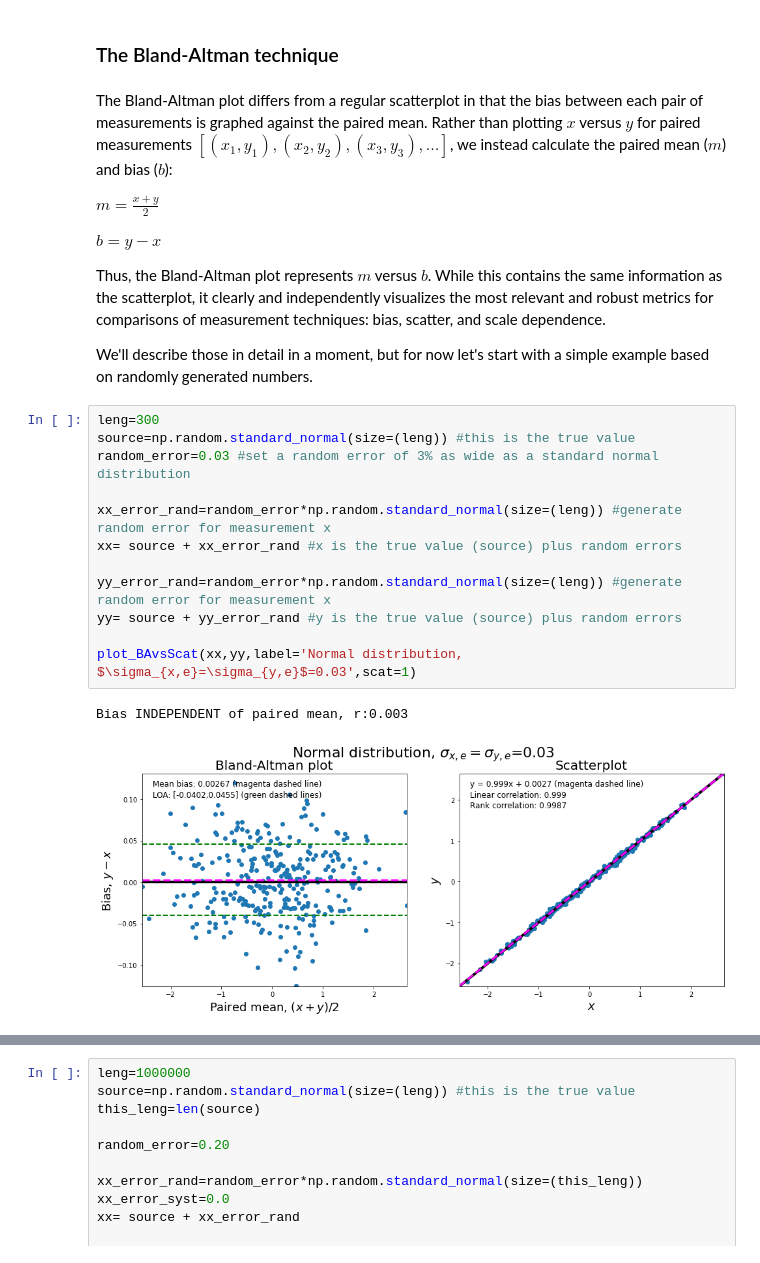
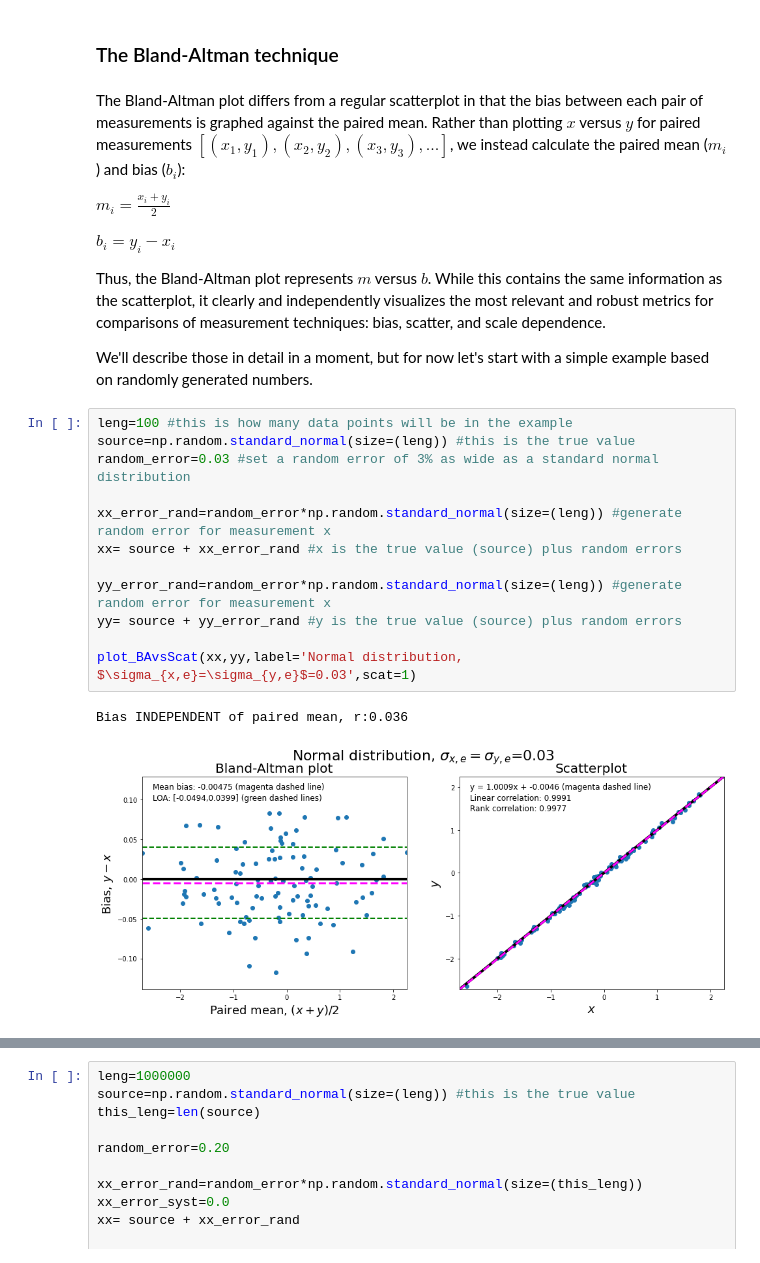
Before and after one commit to knobelsp/BlandAltman, a Jupyter notebook: BlandAltman.ipynb, the cells around one changed output, grey strips where cells are left out. Drawn from its saved outputs; the diff is of its cells as text.

```diff
--- a/BlandAltman.ipynb
+++ b/BlandAltman.ipynb
@@ -188,28 +188,28 @@ def plot_BAvsScat(x_input,y_input,label='',saveplot=0, scat=0, binscale=1.0):
 # %% [markdown]
 ### The Bland-Altman technique
 # %% [markdown]
-The Bland-Altman plot differs from a regular scatterplot in that the bias between each pair of measurements is graphed against the paired mean. Rather than plotting $x$ versus $y$ for paired measurements $[(x_1,y_1),(x_2,y_2),(x_3,y_3),...]$, we instead calculate the paired mean ($m$) and bias ($b$):
+The Bland-Altman plot differs from a regular scatterplot in that the bias between each pair of measurements is graphed against the paired mean. Rather than plotting $x$ versus $y$ for paired measurements $[(x_1,y_1),(x_2,y_2),(x_3,y_3),...]$, we instead calculate the paired mean ($m_i$) and bias ($b_i$):
 
-$m = \frac{x+y}{2}$
+$m_i = \frac{x_i+y_i}{2}$
 
-$b = y - x $
+$b_i = y_i - x_i $
 
 Thus, the Bland-Altman plot represents $m$ versus $b$. While this contains the same information as the scatterplot, it clearly and independently visualizes the most relevant and robust metrics for comparisons of measurement techniques: bias, scatter, and scale dependence.
 
 We'll describe those in detail in a moment, but for now let's start with a simple example based on randomly generated numbers.
 # %%
-leng=300
+leng=100 #this is how many data points will be in the example
 source=np.random.standard_normal(size=(leng)) #this is the true value
 random_error=0.03 #set a random error of 3% as wide as a standard normal distribution
 
 xx_error_rand=random_error*np.random.standard_normal(size=(leng)) #generate random error for measurement x
 xx= source + xx_error_rand #x is the true value (source) plus random errors
 
 yy_error_rand=random_error*np.random.standard_normal(size=(leng)) #generate random error for measurement x
 yy= source + yy_error_rand #y is the true value (source) plus random errors
 
 plot_BAvsScat(xx,yy,label='Normal distribution, $\sigma_{x,e}=\sigma_{y,e}$=0.03',scat=1)
 # %% [output]
-Bias INDEPENDENT of paired mean, r:0.003
+Bias INDEPENDENT of paired mean, r:0.036
-[figure, old version]
+[figure, new version]
 # %% [markdown]
```
Also changed, not shown: parts of 4 cells of this notebook.
